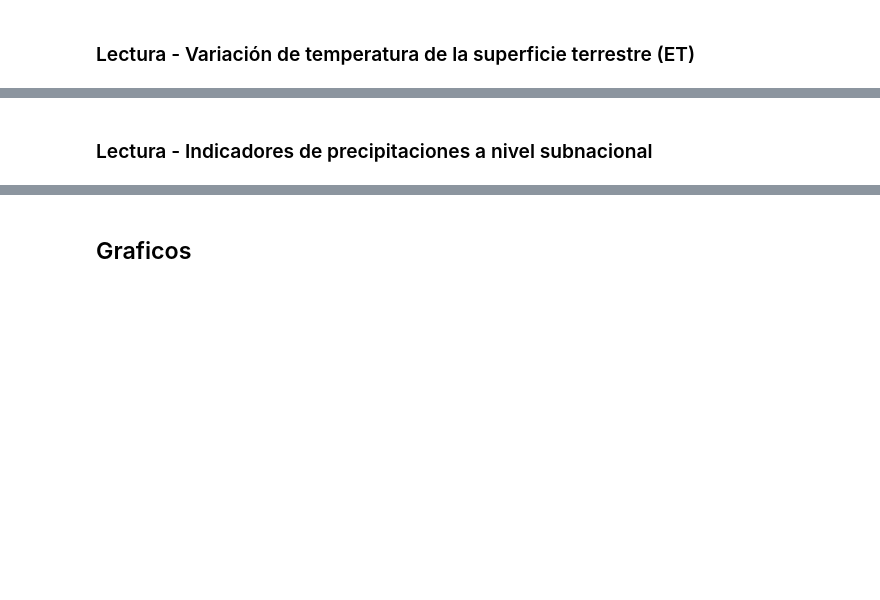
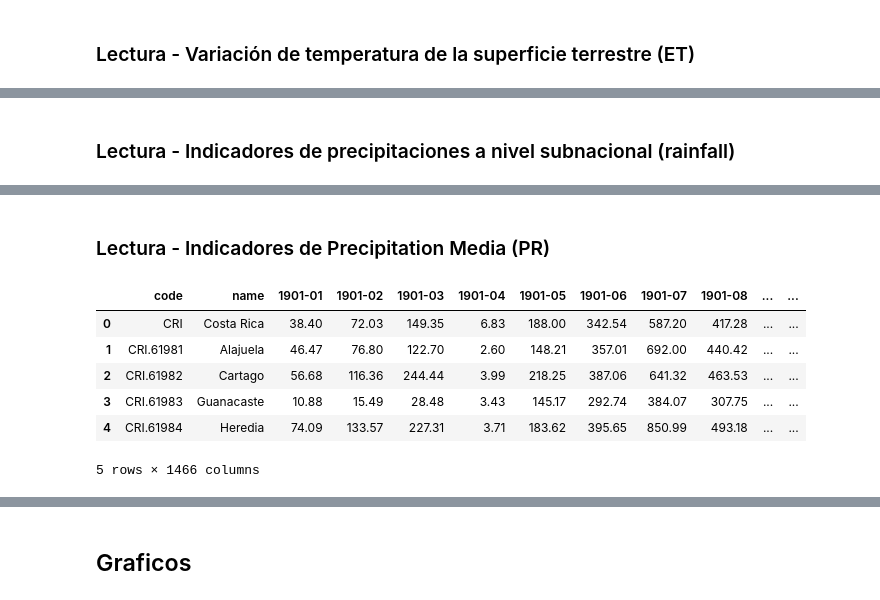
Before and after one commit to jalmengor/experimental-design-project, a Jupyter notebook: experimento.ipynb, the cells around one changed output, grey strips where cells are left out. Drawn from its saved outputs; the diff is of its cells as text; code cells hidden in the pictures; blank space fills up the shorter version.

Commit message:
lectura de excel

```diff
--- a/experimento.ipynb
+++ b/experimento.ipynb
@@ -83,7 +83,7 @@ df_et.head()
 | 3 | ET | Variación de temperatura de la su... | 188 | Costa Rica | 7271 | Variación de temperatura | ... |
 | 4 | ET | Variación de temperatura de la su... | 188 | Costa Rica | 7271 | Variación de temperatura | ... |
 # %% [markdown]
-### Lectura - Indicadores de precipitaciones a nivel subnacional
+### Lectura - Indicadores de precipitaciones a nivel subnacional (rainfall)
 # %%
 # Indicadores de precipitaciones a nivel subnacional
 # https://data.humdata.org/dataset/cri-rainfall-subnational
@@ -98,3 +98,19 @@ df_rainfall.head()
 | 2 | 1981-01-11 | 14508 | CR406 | 1.0 | 27.0 | 26.1 | NaN | NaN | NaN | NaN | 102.8939 | ... |
 | 3 | 1981-01-21 | 14508 | CR406 | 1.0 | 18.0 | 24.1667 | 74.0 | 84.9 | NaN | NaN | 78.8571 | ... |
 | 4 | 1981-02-01 | 14508 | CR406 | 1.0 | 17.0 | 17.7 | 62.0 | 67.9667 | NaN | NaN | 96.9163 | ... |
+# %% [markdown]
+### Lectura - Indicadores de Precipitation Media (PR)
+# %%
+# Indicadores de precipitation media
+# https://cckpapi.worldbank.org/cckp/v1/cru-x0.5_timeseries_pr_timeseries_monthly_1901-2022_mean_historical_cru_ts4.07_mean/CRI,CRI.61981,CRI.61982,CRI.61983,CRI.61984,CRI.61985,CRI.61986,CRI.61987?_format=json
+
+df_pr = pd.read_excel('data/pr_timeseries_monthly_1901-2022_mean_historical.xlsx', sheet_name='all')
+df_pr.head()
+# %% [output]
+|  | code | name | 1901-01 | 1901-02 | 1901-03 | 1901-04 | 1901-05 | 1901-06 | 1901-07 | 1901-08 | ... | ... |
+| 0 | CRI | Costa Rica | 38.40 | 72.03 | 149.35 | 6.83 | 188.00 | 342.54 | 587.20 | 417.28 | ... | ... |
+| 1 | CRI.61981 | Alajuela | 46.47 | 76.80 | 122.70 | 2.60 | 148.21 | 357.01 | 692.00 | 440.42 | ... | ... |
+| 2 | CRI.61982 | Cartago | 56.68 | 116.36 | 244.44 | 3.99 | 218.25 | 387.06 | 641.32 | 463.53 | ... | ... |
+| 3 | CRI.61983 | Guanacaste | 10.88 | 15.49 | 28.48 | 3.43 | 145.17 | 292.74 | 384.07 | 307.75 | ... | ... |
+| 4 | CRI.61984 | Heredia | 74.09 | 133.57 | 227.31 | 3.71 | 183.62 | 395.65 | 850.99 | 493.18 | ... | ... |
+5 rows × 1466 columns
```
Also changed, not shown: parts of 6 cells of this notebook.
